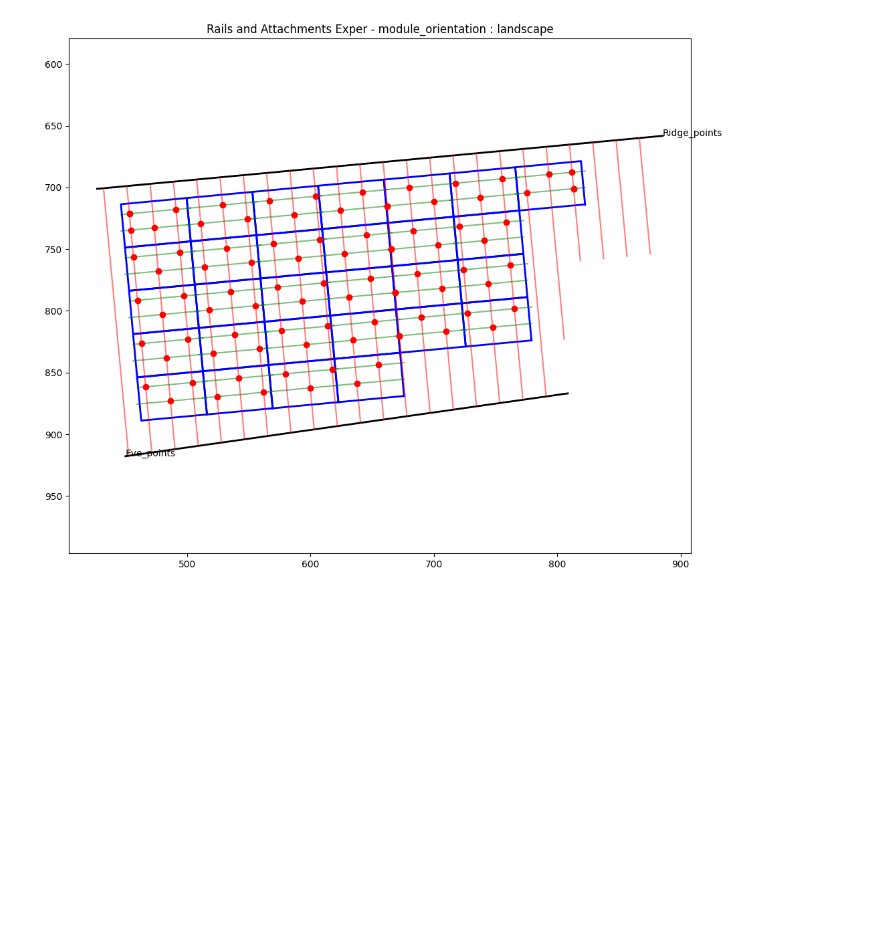
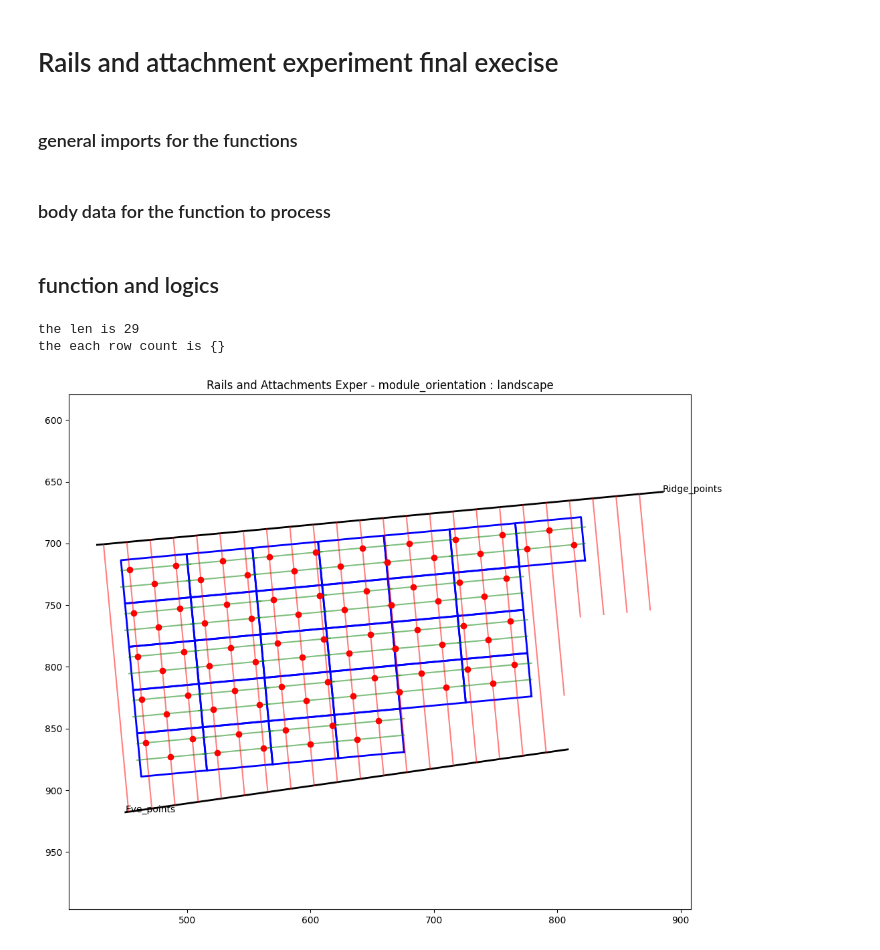
Before and after one commit to anandrajB/polygon-experiments, a Jupyter notebook: rafter_rails_2.ipynb, the cells around one changed output. Saved outputs shown, nothing was run; the diff lists cells and outputs as text; code cells hidden in the pictures; blank space fills up the shorter version.

Commit message:
updated function specs

```diff
--- a/rafter_rails_2.ipynb
+++ b/rafter_rails_2.ipynb
@@ -479,0 +1,4 @@ row_information = {
+# %% [markdown]
+# Rails and attachment experiment final execise
+# %% [markdown]
+### general imports for the functions
@@ -480,3 +9,7 @@ row_information = {
+# %% [markdown]
+### body data for the function to process
+# %% [markdown]
+## function and logics
 # %%
 from shapely.geometry import Polygon, LineString, Point
 import matplotlib.pyplot as plt
@@ -517,6 +50,8 @@ class PlaceRailsAndAttachment:
         self.new_ridge_lines = self.line_string_maker(self.ridge_points)
         self.new_eve_lines = self.line_string_maker(self.eve_points)
         self.polygons = [Polygon(coords) for coords in self.polygon_coords]
+
+        print("the len is" , len(self.polygons))
 
     def polygon_boundaries(self) -> Tuple:
         polygon_coords = self.polygon_coords
@@ -624,8 +159,27 @@ class PlaceRailsAndAttachment:
             for poly_idx, poly in enumerate(self.polygons):
                 if first_row_polygon and poly == first_row_polygon:
                     first_poly_idx = poly_idx
+                    finding_keys_based_on_value = [
+                        key for key, value in row_information.items()
+                        if any(module == first_row_polygon for module in value.get("modules", []))
+                    ]
+                    if finding_keys_based_on_value and len(finding_keys_based_on_value) > 0:
+                        row_finds = finding_keys_based_on_value[0]
+                        if row_finds not in self.each_row_attachment_count:
+                            self.each_row_attachment_count[row_finds] = 0
+                        self.each_row_attachment_count[row_finds] += 2
                 if last_row_polygon and poly == last_row_polygon:
                     last_poly_idx = poly_idx
+                    finding_keys_based_on_value = [
+                        key for key, value in row_information.items()
+                        if any(module == last_row_polygon for module in value.get("modules", []))
+                    ]
+                    if finding_keys_based_on_value and len(finding_keys_based_on_value) > 0:
+                        row_finds = finding_keys_based_on_value[0]
+                        if row_finds not in self.each_row_attachment_count:
+                            self.each_row_attachment_count[row_finds] = 0
+                        self.each_row_attachment_count[row_finds] += 2
+
 
             # for the first polygons
             if first_poly_idx is not None and first_poly_idx in polygon_intersections:
@@ -644,6 +198,7 @@ class PlaceRailsAndAttachment:
                     first_and_last_points.append(last_point)
                     first_and_last_points.append(sorted_last_points[-2])
 
+
         return first_and_last_points
 
     def h_v_intersections(self) -> list:
@@ -651,6 +206,8 @@ class PlaceRailsAndAttachment:
 
         polygon_intersections = {poly_idx: [] for poly_idx in range(len(self.polygons))}
 
+
+        self.each_row_attachment_count = {}
 
         for poly_idx, polygon in enumerate(self.polygons):
             for h_idx, h_line in enumerate(self.horizontal_lines):
@@ -660,10 +217,18 @@ class PlaceRailsAndAttachment:
                         polygon_intersections[poly_idx].append((h_v_point.x, h_v_point.y))
                         if (h_idx % 2 == 0 and v_idx % 2 == 0) or (h_idx % 2 == 1 and v_idx % 2 == 1):
                             h_v_intersections_points.append((h_v_point.x, h_v_point.y))
+                            finding_keys_based_on_value = [
+                                key for key, value in row_information.items()
+                                if any(module == polygon for module in value.get("modules", []))
+                            ]
+                            if finding_keys_based_on_value and len(finding_keys_based_on_value) > 0:
+                                row_finds = finding_keys_based_on_value[0]
+                                if row_finds not in self.each_row_attachment_count:
+                                    self.each_row_attachment_count[row_finds] = 0
+                                self.each_row_attachment_count[row_finds] += 1
 
-
-        first_and_last_point_extends = self.first_and_last_polygon_attachmenting(polygon_intersections)
-        return h_v_intersections_points + first_and_last_point_extends
+        # first_and_last_point_extends = self.first_and_last_polygon_attachmenting(polygon_intersections)
+        return h_v_intersections_points
 
 
 
@@ -723,7 +288,7 @@ class PlaceRailsAndAttachment:
         plt.grid(False)
         plt.axis('equal')
         plt.gca().invert_yaxis()
-        plt.show()
+        # plt.show()
         return h_v_intersection_points
 
     def convert_to_points(self , lines) -> List[Dict[str, float]]:
@@ -741,36 +306,48 @@ class PlaceRailsAndAttachment:
         self.generate_horizontal_lines()
         intersection_points = self.plot()
         return {
-            "rail_lines" : self.rail_lines,
+            "rail_lines": [
+                [
+                    {
+                        "x1": item.coords[0][0],
+                        "y1": item.coords[0][1],
+                        "x2": item.coords[1][0],
+                        "y2": item.coords[1][1],
+                    }
+                ]
+                for item in self.horizontal_lines
+            ],
+            "each_row_count" : self.each_row_attachment_count,
             "rails_rafter_intersection" : [{"x" :item[0] , "y" : item[1]} for item in intersection_points ],
         }
 
 module_orientation = "landscape"
 polygon_coords = lancscape_coords if module_orientation == 'landscape' else portrait_corods
 
 object = PlaceRailsAndAttachment(
     polygon_coords=polygon_coords,
     ridge_points=ridge_points,
     eve_points=eve_points,
     rafter_lines=rafter_lines,
     module_orientation='landscape',
     row_count = 5
 ).main()
 
 
 
-# print(object['rail_lines'])
-# print(object['rails_rafter_intersection'])
+print("the each row count is" , object.get("each_row_count"))
 
 
 # if __name__ == '__main__':
 #     PlaceRailsAndAttachment(
 #         polygon_coords=polygon_coords,
 #         ridge_points=ridge_points,
 #         eve_points=eve_points,
 #         rafter_lines=rafter_lines,
 #         firesetback_points=after_set_back_points,
 #         module_orientation='landscape'
 #     ).main()
 # %% [output]
+the len is 29
+the each row count is {}
-[figure, old version]
+[figure, new version]
```
Also changed, not shown: parts of 2 cells of this notebook.
